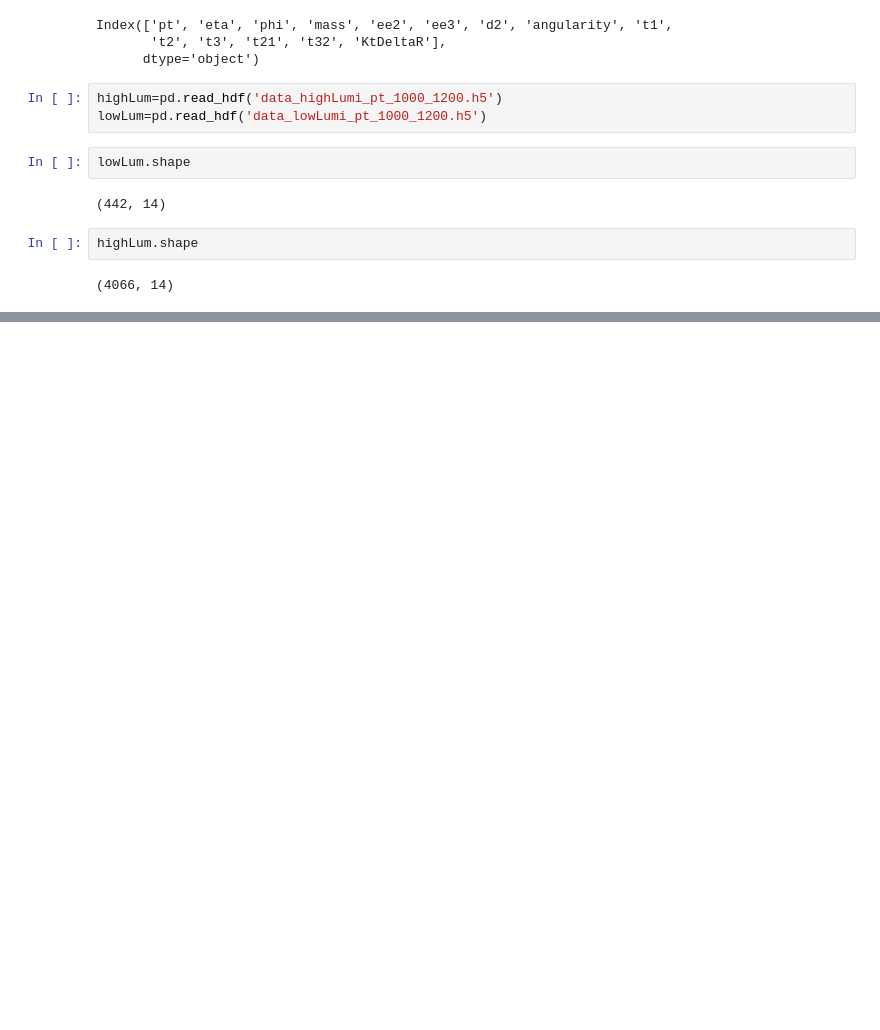
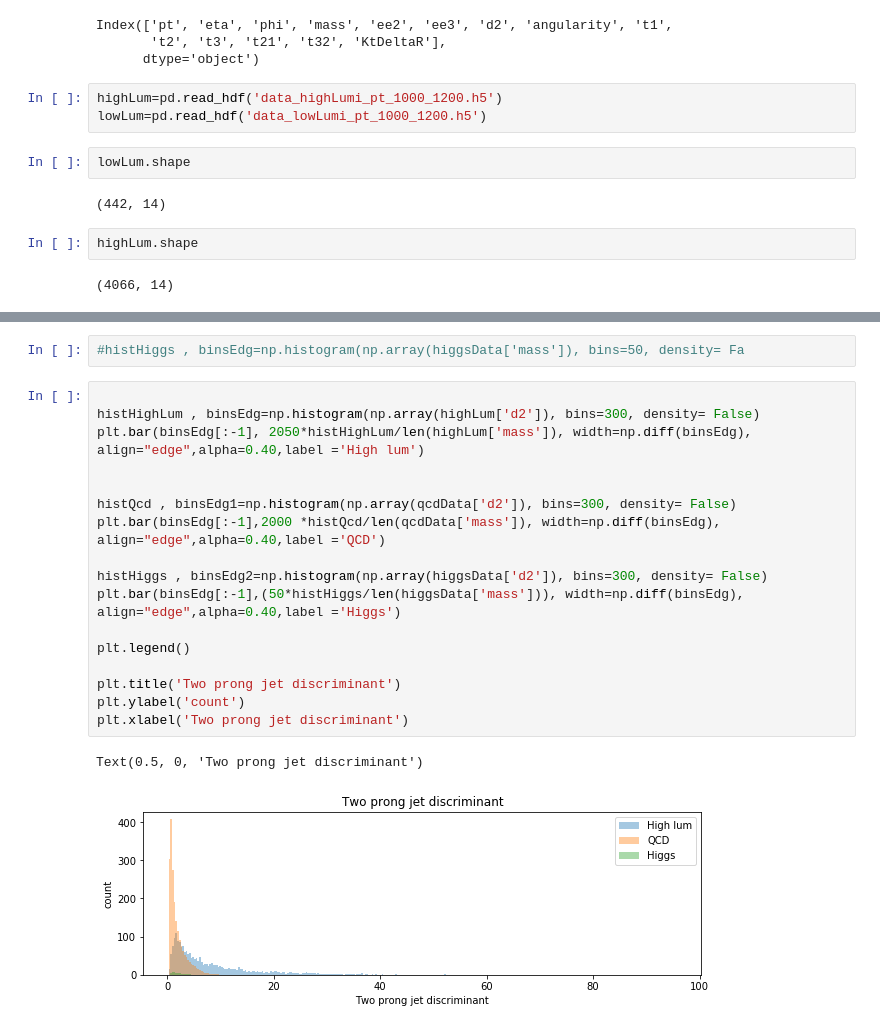
Before and after one commit to GammasBox/phys434Lab, a Jupyter notebook: Lab8.ipynb, the cells around one changed output, grey strips where cells are left out. Cells and saved outputs as stored; diff of their text form; blank space fills up the shorter version.

```diff
--- a/Lab8.ipynb
+++ b/Lab8.ipynb
@@ -462,0 +115,22 @@ lowLumCut3.shape
+# %%
+#histHiggs , binsEdg=np.histogram(np.array(higgsData['mass']), bins=50, density= Fa
+# %%
+
+histHighLum , binsEdg=np.histogram(np.array(highLum['d2']), bins=300, density= False)
+plt.bar(binsEdg[:-1], 2050*histHighLum/len(highLum['mass']), width=np.diff(binsEdg), align="edge",alpha=0.40,label ='High lum')
+
+
+histQcd , binsEdg1=np.histogram(np.array(qcdData['d2']), bins=300, density= False)
+plt.bar(binsEdg[:-1],2000 *histQcd/len(qcdData['mass']), width=np.diff(binsEdg), align="edge",alpha=0.40,label ='QCD')
+
+histHiggs , binsEdg2=np.histogram(np.array(higgsData['d2']), bins=300, density= False)
+plt.bar(binsEdg[:-1],(50*histHiggs/len(higgsData['mass'])), width=np.diff(binsEdg), align="edge",alpha=0.40,label ='Higgs')
+
+plt.legend()
+
+plt.title('Two prong jet discriminant')
+plt.ylabel('count')
+plt.xlabel('Two prong jet discriminant')
+# %% [output]
+Text(0.5, 0, 'Two prong jet discriminant')
+[figure, added]
```
Also changed, not shown: parts of 64 cells of this notebook, 3 other files.
